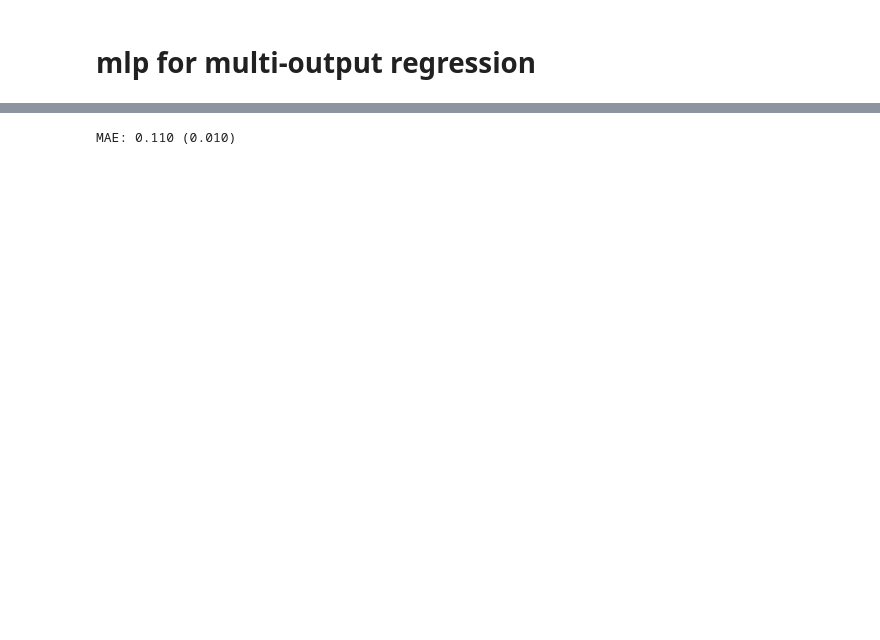
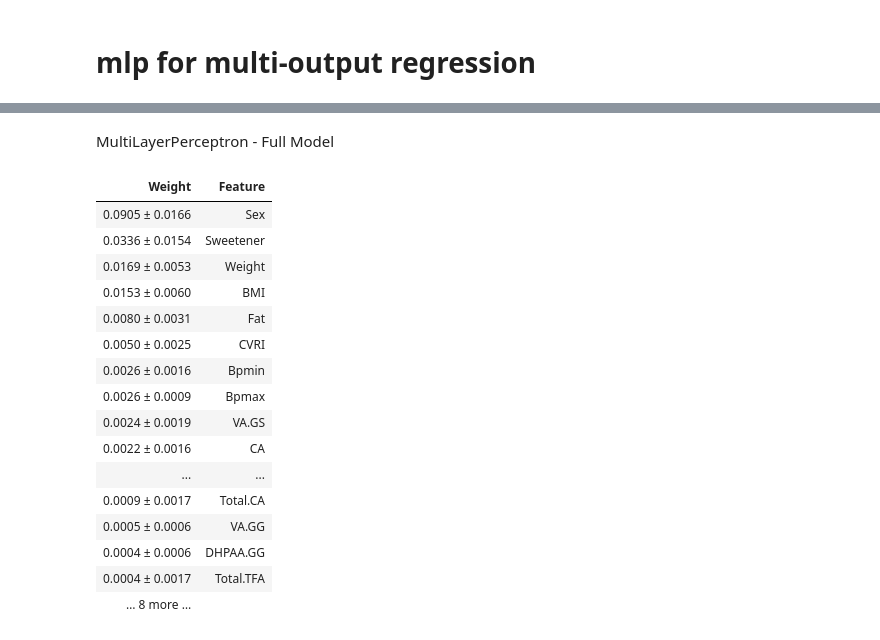
Before and after one commit to dhprieto/thirdArt, a Jupyter notebook: main.ipynb, the cells around one changed output, grey strips where cells are left out. Drawn from its saved outputs; the diff is of its cells as text; code cells hidden in the pictures; blank space fills up the shorter version.

```diff
--- a/main.ipynb
+++ b/main.ipynb
@@ -4,6 +4,8 @@
 import pandas as pd
 import numpy as np
 from sklearn import preprocessing
+from sklearn.model_selection import train_test_split
+
 
 def fullRead(pathToTable, sep, anthro = False):
 
@@ -60,4 +62,16 @@ def scaling(df_read):
    df_read[numCols] = scaler.fit_transform(df_read[numCols])
    return df_read
 
-df = scaling(fullRead("data/plasmAnt_ord.csv",  sep = ",", anthro= True))
+df = scaling(fullRead("data/plasmFlav_ord.csv",  sep = ",", anthro= True))
+
+df = pd.get_dummies(df, columns = ["Sweetener", "Sex", "Time"], drop_first=False)
+
+X, y = df[df["Time_Initial"] == 1].drop(["numVol", "Time_Initial", "Time_Final"], axis=1), df[df["Time_Final"] == 1].drop([
+    'Sweetener_SA', 'Sweetener_ST','Sweetener_SU', 'Sex_MAN', 'Sex_WOMAN', 'Time_Final', 'Time_Initial','numVol', 'Weight','BMI', 'Fat', 'CVRI', 'Bpmin', 'Bpmax', 'Frec'], axis = 1)
+X_train, X_test, y_train, y_test = train_test_split(X, y, test_size=0.2, random_state=42)
+
+X_full, y_full = df[df["Time_Initial"] == 1].drop(["numVol", "Time_Initial", "Time_Final"], axis=1), df[df["Time_Final"] == 1].drop(['numVol','Sweetener_SA', 'Sweetener_ST','Sweetener_SU','Time_Final', 'Time_Initial'], axis = 1)
+X_fulltrain, X_fulltest, y_fulltrain, y_fulltest = train_test_split(X_full, y_full, test_size=0.3, random_state=42)
+
+#X_test.to_csv("X_met_test_urineAnt.csv", index=False)
+#X_fulltest.to_csv("X_full_test_urineAnt.csv",index=False)
@@ -315,3 +316,5 @@ MLP full
+# %% [markdown]
+MultiLayerPerceptron - Full Model
 # %%
 # mlp for multi-output regression
 
@@ -378,8 +381,30 @@ def evaluate_model(X, y):
 
 # summarize performance
  print('MAE: %.3f (%.3f)' % (np.mean(n_scores), np.std(n_scores)))
+ return (grid_result)
 
 # evaluate model
-evaluate_model(X_full, y_full)
+modelMLPFull = evaluate_model(X_full, y_full)
-# %% [output]
-MAE: 0.110 (0.010)
+# %%
+import eli5
+from eli5.sklearn import PermutationImportance
+perm_base = PermutationImportance(uwu.best_estimator_, random_state = 1).fit(X_fulltrain, y_fulltrain)
+eli5.show_weights(perm_base, feature_names = X_fulltrain.columns.tolist())
+# %% [output]
+| Weight | Feature |
+| 0.0905 ± 0.0166 | Sex |
+| 0.0336 ± 0.0154 | Sweetener |
+| 0.0169 ± 0.0053 | Weight |
+| 0.0153 ± 0.0060 | BMI |
+| 0.0080 ± 0.0031 | Fat |
+| 0.0050 ± 0.0025 | CVRI |
+| 0.0026 ± 0.0016 | Bpmin |
+| 0.0026 ± 0.0009 | Bpmax |
+| 0.0024 ± 0.0019 | VA.GS |
+| 0.0022 ± 0.0016 | CA |
+| ... | ... |
+| 0.0009 ± 0.0017 | Total.CA |
+| 0.0005 ± 0.0006 | VA.GG |
+| 0.0004 ± 0.0006 | DHPAA.GG |
+| 0.0004 ± 0.0017 | Total.TFA |
+| … 8 more … |  |
```
Also changed, not shown: parts of 15 cells of this notebook, 2 other files.
